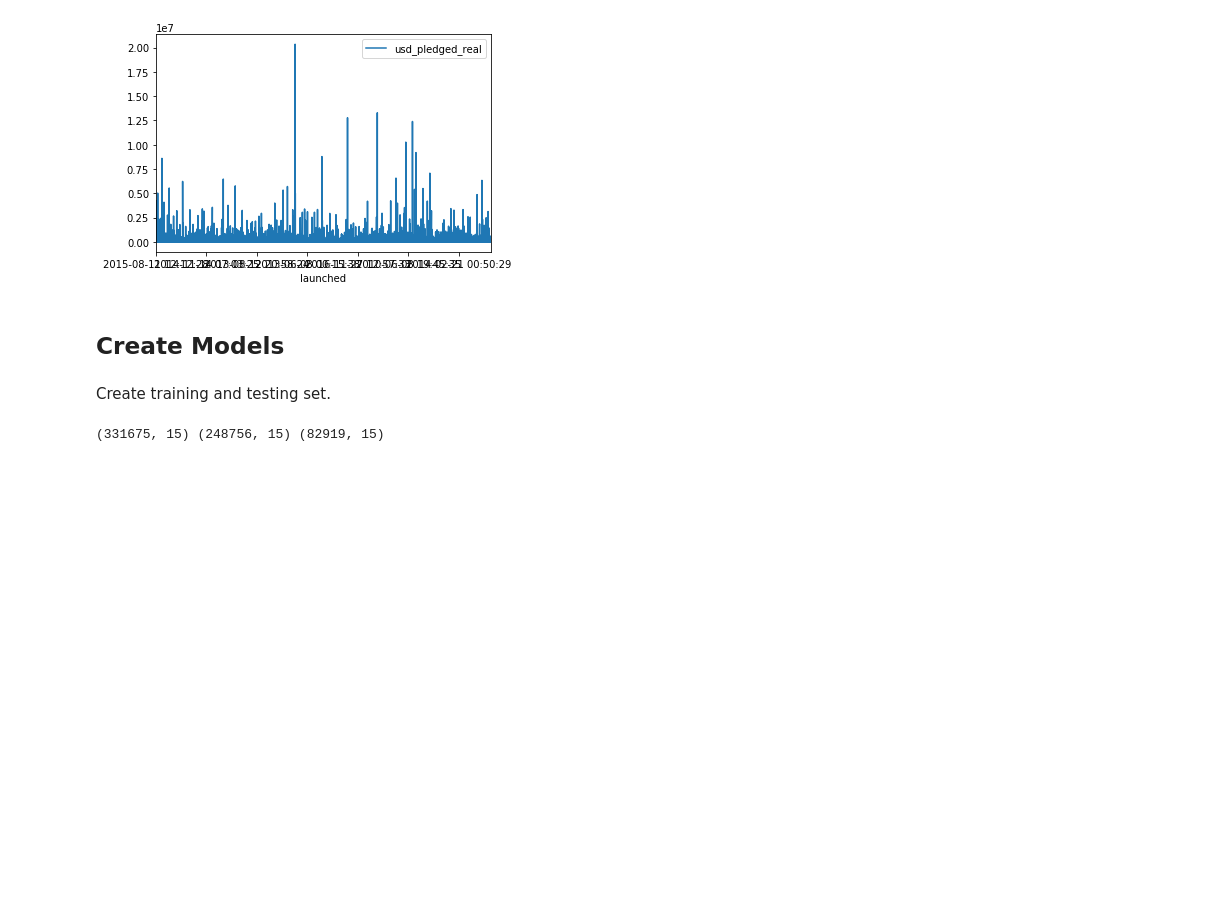
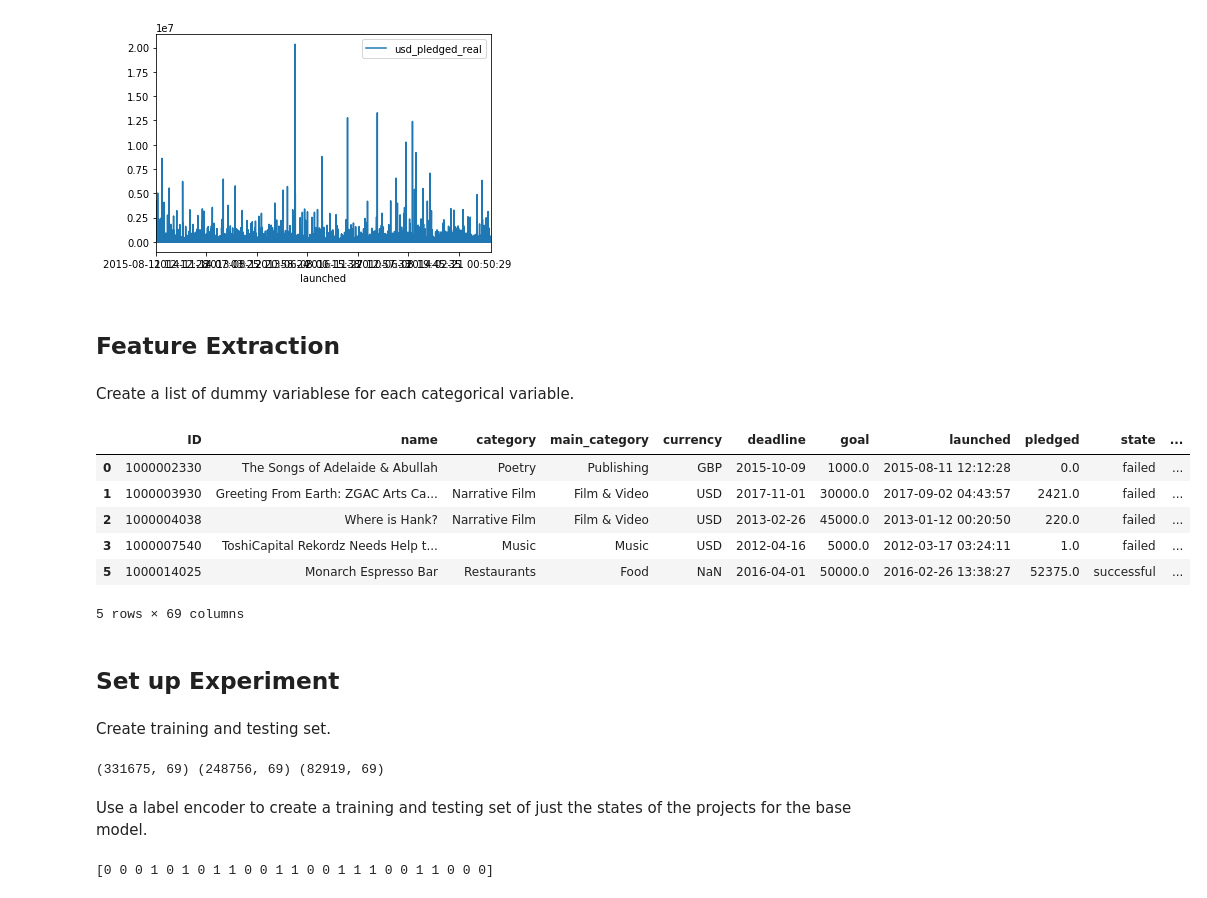
Before and after one commit to Beihoffmc/DataScienceFinalPresentation, a Jupyter notebook: Kickstarter2.ipynb, the cells around one changed output. Cells and saved outputs as stored; diff of their text form; code cells hidden in the pictures; blank space fills up the shorter version.

```diff
--- a/Kickstarter2.ipynb
+++ b/Kickstarter2.ipynb
@@ -353,12 +356,42 @@ dataDF.plot.line(x="launched", y="usd_pledged_real")
 # %% [output]
 <matplotlib.axes._subplots.AxesSubplot at 0x...>
 [figure]
-# %% [markdown]
-## Create Models
+# %% [markdown]
+## Feature Extraction
+# %% [markdown]
+Create a list of dummy variablese for each categorical variable.
+# %%
+cat_columns = ["main_category", "currency", "state", "country"]
+dummy_columns = {}
+for col in cat_columns:
+    dummies = pd.get_dummies(dataDF[col], prefix=col)
+    dummy_columns[col] = dummies.columns.values
+    dataDF = dataDF.merge(dummies, left_index=True, right_index=True)
+
+dataDF.head()
+# %% [output]
+|  | ID | name | category | main_category | currency | deadline | goal | launched | pledged | state | ... |
+| 0 | 1000002330 | The Songs of Adelaide & Abullah | Poetry | Publishing | GBP | 2015-10-09 | 1000.0 | 2015-08-11 12:12:28 | 0.0 | failed | ... |
+| 1 | 1000003930 | Greeting From Earth: ZGAC Arts Ca... | Narrative Film | Film & Video | USD | 2017-11-01 | 30000.0 | 2017-09-02 04:43:57 | 2421.0 | failed | ... |
+| 2 | 1000004038 | Where is Hank? | Narrative Film | Film & Video | USD | 2013-02-26 | 45000.0 | 2013-01-12 00:20:50 | 220.0 | failed | ... |
+| 3 | 1000007540 | ToshiCapital Rekordz Needs Help t... | Music | Music | USD | 2012-04-16 | 5000.0 | 2012-03-17 03:24:11 | 1.0 | failed | ... |
+| 5 | 1000014025 | Monarch Espresso Bar | Restaurants | Food | NaN | 2016-04-01 | 50000.0 | 2016-02-26 13:38:27 | 52375.0 | successful | ... |
+5 rows × 69 columns
+# %% [markdown]
+## Set up Experiment
 # %% [markdown]
 Create training and testing set.
 # %%
-df_train, df_test = train_test_split(dataDF)
+df_train, df_test = train_test_split(dataDF, stratify=dataDF["state"])
 print(dataDF.shape, df_train.shape, df_test.shape)
 # %% [output]
-(331675, 15) (248756, 15) (82919, 15)
+(331675, 69) (248756, 69) (82919, 69)
+# %% [markdown]
+Use a label encoder to create a training and testing set of just the states of the projects for the base model.
+# %%
+encoder = LabelEncoder()
+y_train = encoder.fit_transform(df_train["state"].astype("str"))
+y_test = encoder.transform(df_test["state"].astype("str"))
+print(y_train[:25])
+# %% [output]
+[0 0 0 1 0 1 0 1 1 0 0 1 1 0 0 1 1 1 0 0 1 1 0 0 0]
```
Also changed, not shown: parts of 13 cells of this notebook.
